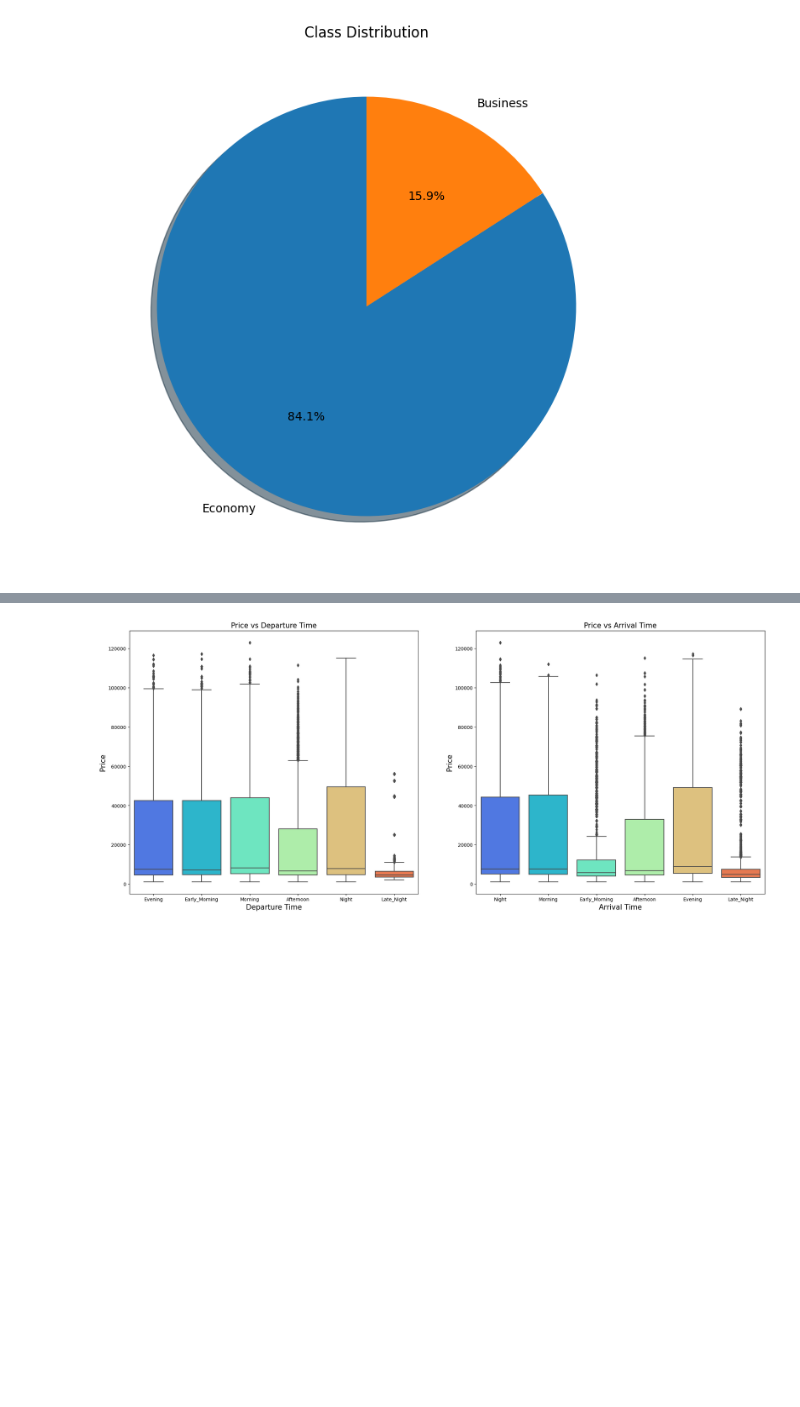
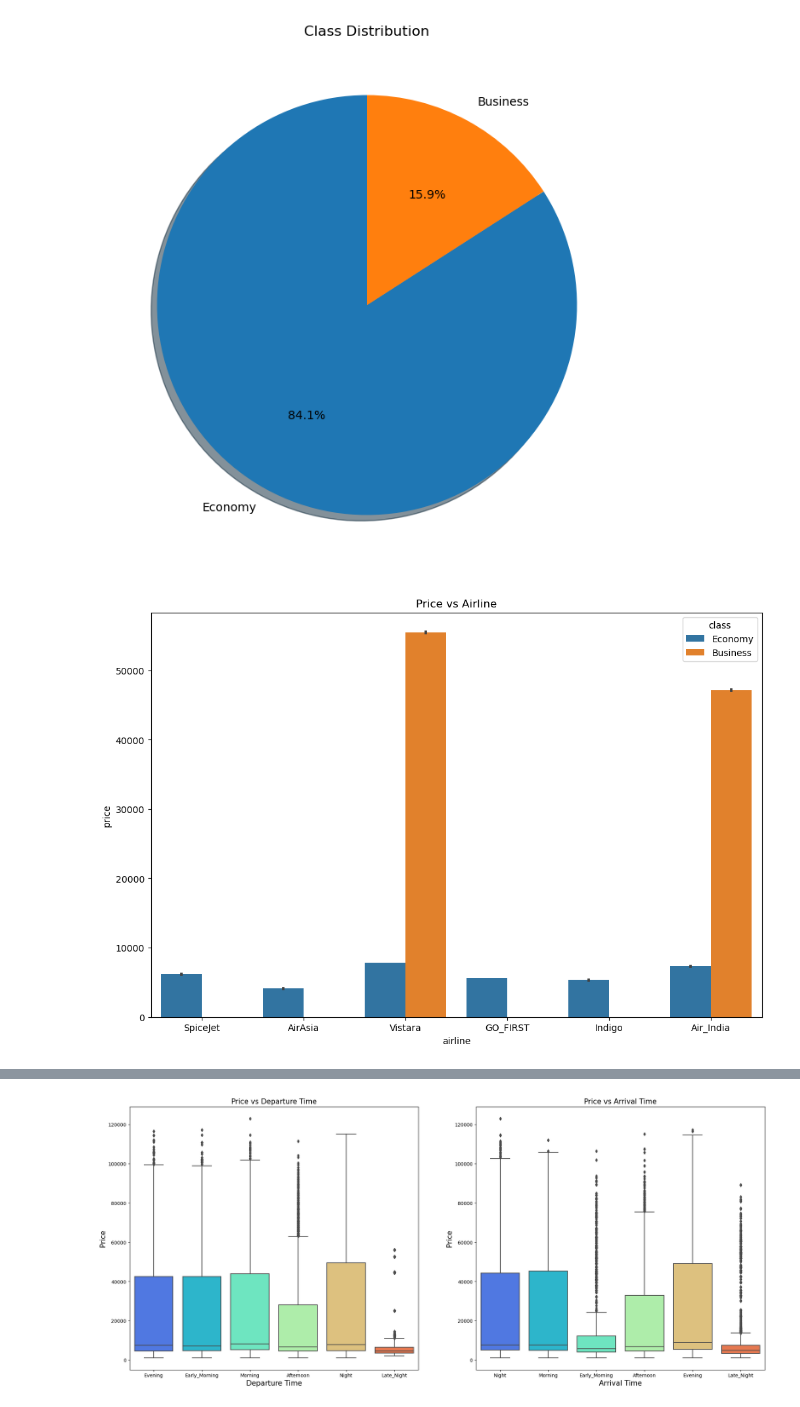
Before and after one commit to unclethien/Flight-Price-Prediction-Project, a Jupyter notebook: data analysis.ipynb, the cells around one changed output, grey strips where cells are left out. Drawn from its saved outputs; the diff is of its cells as text; code cells hidden in the pictures; blank space fills up the shorter version.

```diff
--- a/data analysis.ipynb
+++ b/data analysis.ipynb
@@ -156,6 +174,14 @@ plt.title('Class Distribution')
 plt.show()
 # %% [output]
 [figure]
+# %%
+# price vary with different airlines and class
+plt.figure(figsize=(12,8))
+sns.barplot(x='airline', y='price', hue='class', data=df)
+plt.title('Price vs Airline')
+plt.show()
+# %% [output]
+[figure, added]
 # %%
 # price vary with different airlines
 plt.figure(figsize=(12,10))
```
Also changed, not shown: parts of 11 cells of this notebook.
